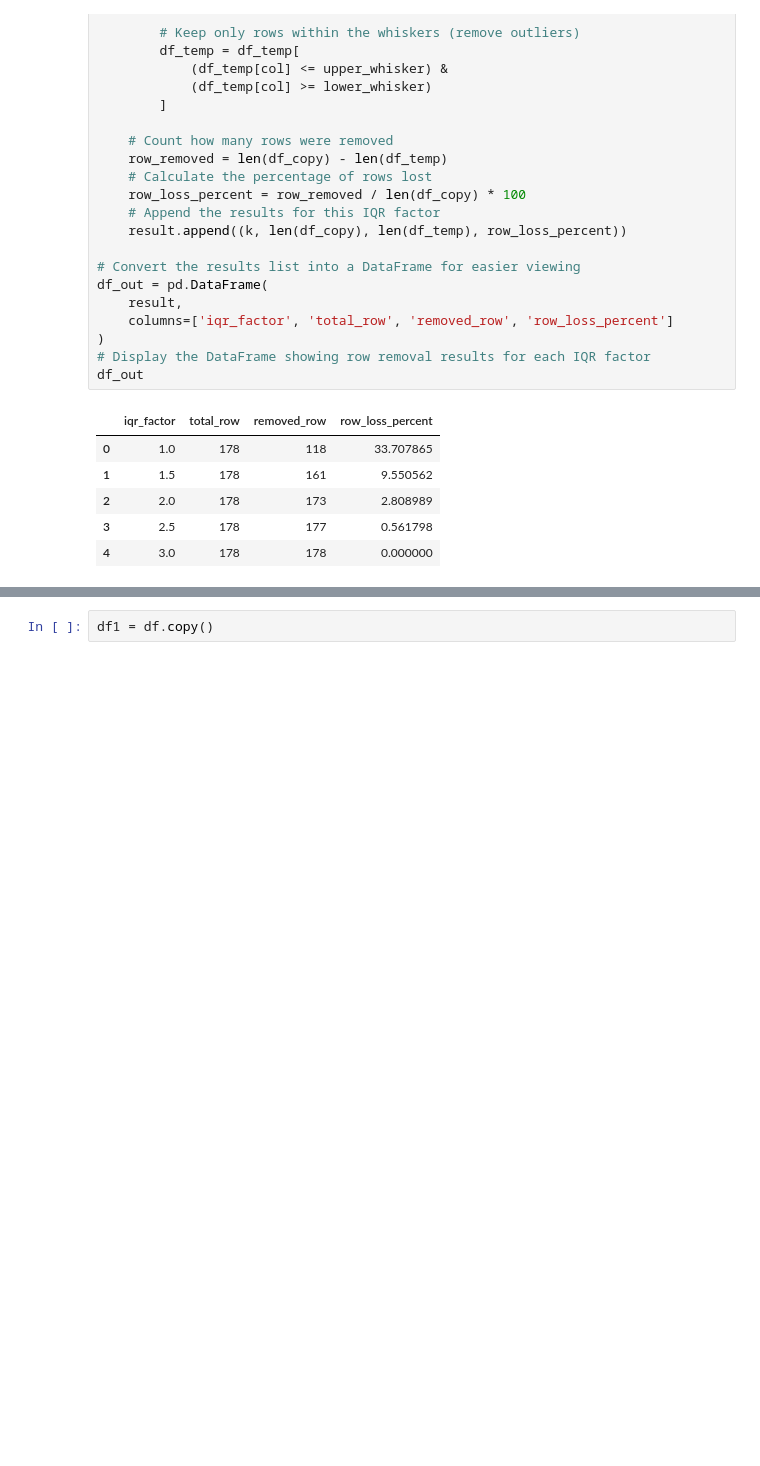
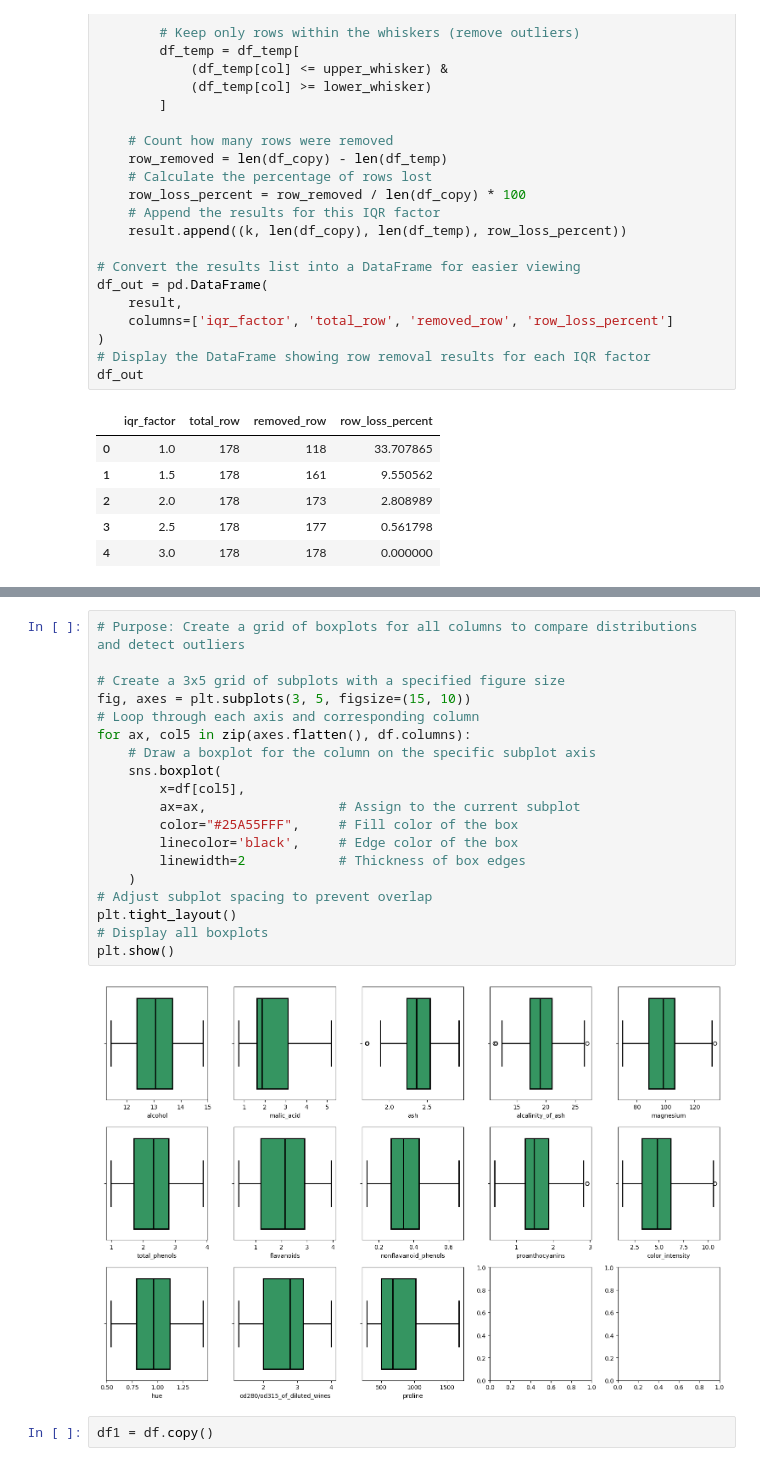
Before and after one commit to Md-Maruf-1727/Machine-Learning-Algorithms, a Jupyter notebook: Unsupervised/K Means Clustering/on wine dataset/code.ipynb, the cells around one changed output, grey strips where cells are left out. Cells and saved outputs as stored; diff of their text form; blank space fills up the shorter version.

```diff
--- a/Unsupervised/K Means Clustering/on wine dataset/code.ipynb
+++ b/Unsupervised/K Means Clustering/on wine dataset/code.ipynb
@@ -167,3 +136,24 @@ for col3 in df.columns:
+# %%
+# Purpose: Create a grid of boxplots for all columns to compare distributions and detect outliers
+
+# Create a 3x5 grid of subplots with a specified figure size
+fig, axes = plt.subplots(3, 5, figsize=(15, 10))
+# Loop through each axis and corresponding column
+for ax, col5 in zip(axes.flatten(), df.columns):
+    # Draw a boxplot for the column on the specific subplot axis
+    sns.boxplot(
+        x=df[col5],
+        ax=ax,                 # Assign to the current subplot
+        color="#25A55FFF",     # Fill color of the box
+        linecolor='black',     # Edge color of the box
+        linewidth=2            # Thickness of box edges
+    )
+# Adjust subplot spacing to prevent overlap
+plt.tight_layout()
+# Display all boxplots
+plt.show()
+# %% [output]
+[figure, added]
 # %%
 df1 = df.copy()
 # %%
```
Also changed, not shown: parts of 1 cell of this notebook.
